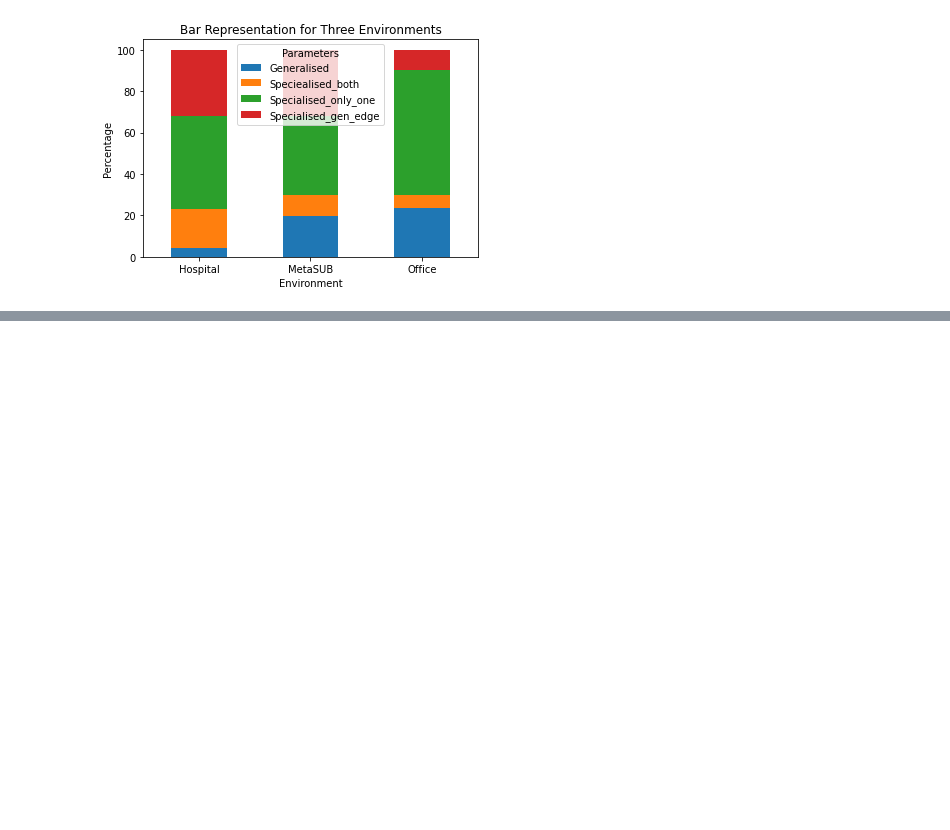
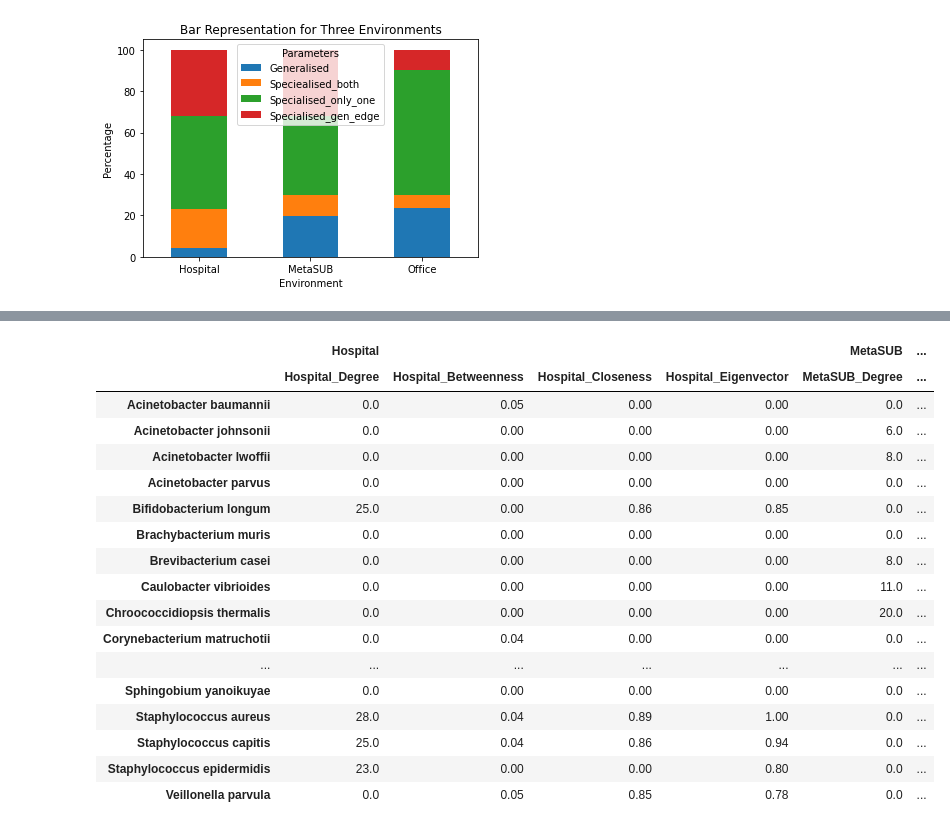
Before and after one commit to RamanLab/Hospital_Microbiome, a Jupyter notebook: Network.ipynb, the cells around one changed output, grey strips where cells are left out. Cells and saved outputs as stored; diff of their text form; code cells hidden in the pictures; blank space fills up the shorter version.

```diff
--- a/Network.ipynb
+++ b/Network.ipynb
@@ -178,0 +293,70 @@ plt.show()
+# %%
+# Load hub files
+hub_path = input_path + "hub_files/"
+
+# Create an empty dictionary to store the hub files
+hub_dict = {}
+
+# Iterate over each environment and load the hub files
+for env in environments:
+    temp_df = pd.read_csv(hub_path + env + "_hubs.tsv", sep = ",")
+
+    # Finding unique organisms
+    unique_organisms = np.unique(temp_df.iloc[:, ::2].values.flatten())
+    #print(len(unique_organisms))
+
+    # Split the hub column into a proper dataframe
+    hub_info = [
+    {
+        'degree1': temp_df[temp_df['Organism'] == element]['degree1'].values[0] if element in temp_df['Organism'].values else 0,
+        'between1': temp_df[temp_df['Organism.1'] == element]['between1'].values[0] if element in temp_df['Organism.1'].values else 0,
+        'close1': temp_df[temp_df['Organism.2'] == element]['close1'].values[0] if element in temp_df['Organism.2'].values else 0,
+        'eigenv1': temp_df[temp_df['Organism.3'] == element]['eigenv1'].values[0] if element in temp_df['Organism.3'].values else 0
+    }
+    for element in unique_organisms
+    ]
+
+    # Create a dataframe from the dictionary
+    ind_hub_df = pd.DataFrame(hub_info, index=unique_organisms)
+    ind_hub_df = ind_hub_df[ind_hub_df.sum(axis=1) != 0]
+
+    # Change column names
+    column_names = [env + '_Degree', env + '_Betweenness', env + '_Closeness', env + '_Eigenvector']
+    ind_hub_df.columns = column_names
+    ind_hub_df = ind_hub_df.round(2)
+
+    # Store the dataframe in the dictionary
+    hub_dict[env] = ind_hub_df
+
+    # Save the dataframe
+    ind_hub_df.to_csv(output_path + "network_files/hub_files/" + env + "_hubs_v2.tsv", sep = "\t")
+
+# merging all hub files
+hub_merged = pd.concat(hub_dict.values(), axis=1, keys=hub_dict.keys())
+
+# Modifiying necessarily
+hub_merged = hub_merged.fillna(0)
+hub_merged = hub_merged.sort_index()
+
+# Display the merged hub file
+hub_merged.to_csv(output_path + "network_files/hub_files/hub_merged.tsv", sep = "\t")
+hub_merged
+# %% [output]
+|  | Hospital |  |  |  | MetaSUB | ... |
+|  | Hospital_Degree | Hospital_Betweenness | Hospital_Closeness | Hospital_Eigenvector | MetaSUB_Degree | ... |
+| Acinetobacter baumannii | 0.0 | 0.05 | 0.00 | 0.00 | 0.0 | ... |
+| Acinetobacter johnsonii | 0.0 | 0.00 | 0.00 | 0.00 | 6.0 | ... |
+| Acinetobacter lwoffii | 0.0 | 0.00 | 0.00 | 0.00 | 8.0 | ... |
+| Acinetobacter parvus | 0.0 | 0.00 | 0.00 | 0.00 | 0.0 | ... |
+| Bifidobacterium longum | 25.0 | 0.00 | 0.86 | 0.85 | 0.0 | ... |
+| Brachybacterium muris | 0.0 | 0.00 | 0.00 | 0.00 | 0.0 | ... |
+| Brevibacterium casei | 0.0 | 0.00 | 0.00 | 0.00 | 8.0 | ... |
+| Caulobacter vibrioides | 0.0 | 0.00 | 0.00 | 0.00 | 11.0 | ... |
+| Chroococcidiopsis thermalis | 0.0 | 0.00 | 0.00 | 0.00 | 20.0 | ... |
+| Corynebacterium matruchotii | 0.0 | 0.04 | 0.00 | 0.00 | 0.0 | ... |
+| ... | ... | ... | ... | ... | ... | ... |
+| Sphingobium yanoikuyae | 0.0 | 0.00 | 0.00 | 0.00 | 0.0 | ... |
+| Staphylococcus aureus | 28.0 | 0.04 | 0.89 | 1.00 | 0.0 | ... |
+| Staphylococcus capitis | 25.0 | 0.04 | 0.86 | 0.94 | 0.0 | ... |
+| Staphylococcus epidermidis | 23.0 | 0.00 | 0.00 | 0.80 | 0.0 | ... |
+| Veillonella parvula | 0.0 | 0.05 | 0.85 | 0.78 | 0.0 | ... |
```
Also changed, not shown: parts of 7 cells of this notebook.
